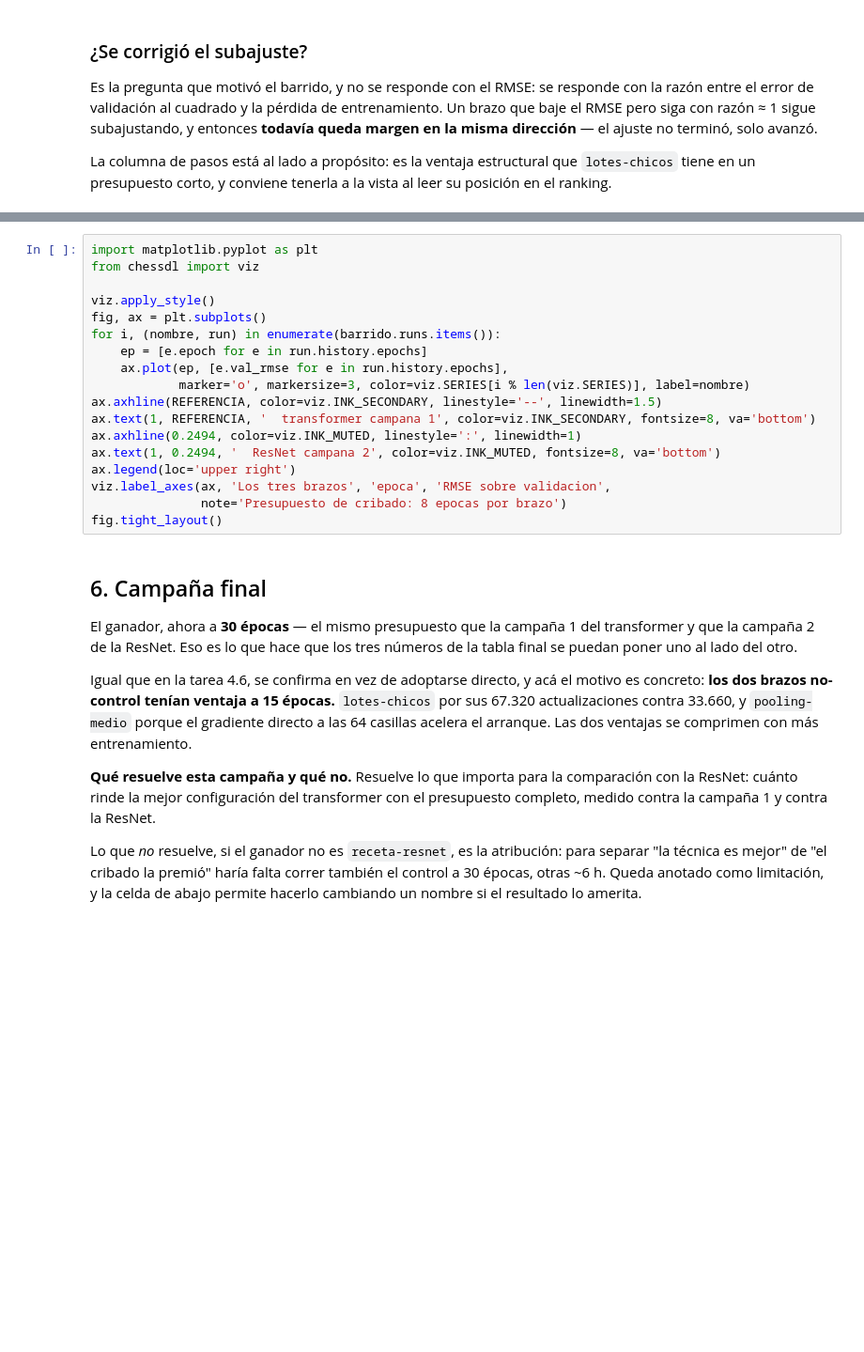
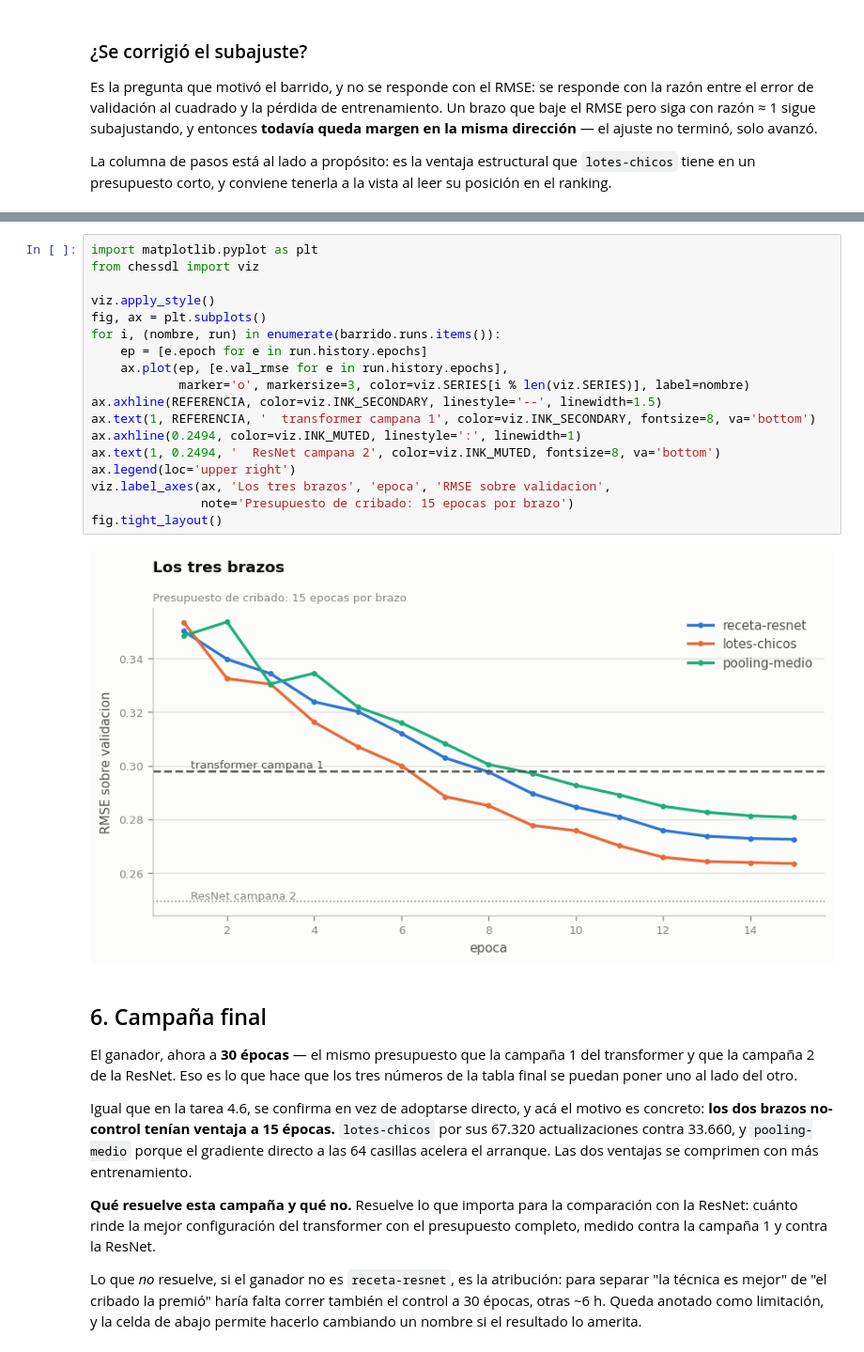
Before and after one commit to zFonta/CEIA-TF-Chess-DL, a Jupyter notebook: notebooks/07_transformer_tuning.ipynb, the cells around one changed output, grey strips where cells are left out. Shown at 94% size. Saved outputs shown, nothing was run; the diff lists cells and outputs as text; blank space fills up the shorter version.

```diff
--- a/notebooks/07_transformer_tuning.ipynb
+++ b/notebooks/07_transformer_tuning.ipynb
@@ -248,21 +314,23 @@ print(f'{"ResNet c2":<16}{0.2494:>10.4f}{0.02518:>10.5f}{0.2494**2/0.02518:>8.2f
 # %%
 import matplotlib.pyplot as plt
 from chessdl import viz
 
 viz.apply_style()
 fig, ax = plt.subplots()
 for i, (nombre, run) in enumerate(barrido.runs.items()):
     ep = [e.epoch for e in run.history.epochs]
     ax.plot(ep, [e.val_rmse for e in run.history.epochs],
             marker='o', markersize=3, color=viz.SERIES[i % len(viz.SERIES)], label=nombre)
 ax.axhline(REFERENCIA, color=viz.INK_SECONDARY, linestyle='--', linewidth=1.5)
 ax.text(1, REFERENCIA, '  transformer campana 1', color=viz.INK_SECONDARY, fontsize=8, va='bottom')
 ax.axhline(0.2494, color=viz.INK_MUTED, linestyle=':', linewidth=1)
 ax.text(1, 0.2494, '  ResNet campana 2', color=viz.INK_MUTED, fontsize=8, va='bottom')
 ax.legend(loc='upper right')
 viz.label_axes(ax, 'Los tres brazos', 'epoca', 'RMSE sobre validacion',
-               note='Presupuesto de cribado: 8 epocas por brazo')
+               note='Presupuesto de cribado: 15 epocas por brazo')
 fig.tight_layout()
+# %% [output]
+[figure, added]
 # %% [markdown]
 ## 6. Campaña final
 
```
Also changed, not shown: parts of 12 cells of this notebook.
